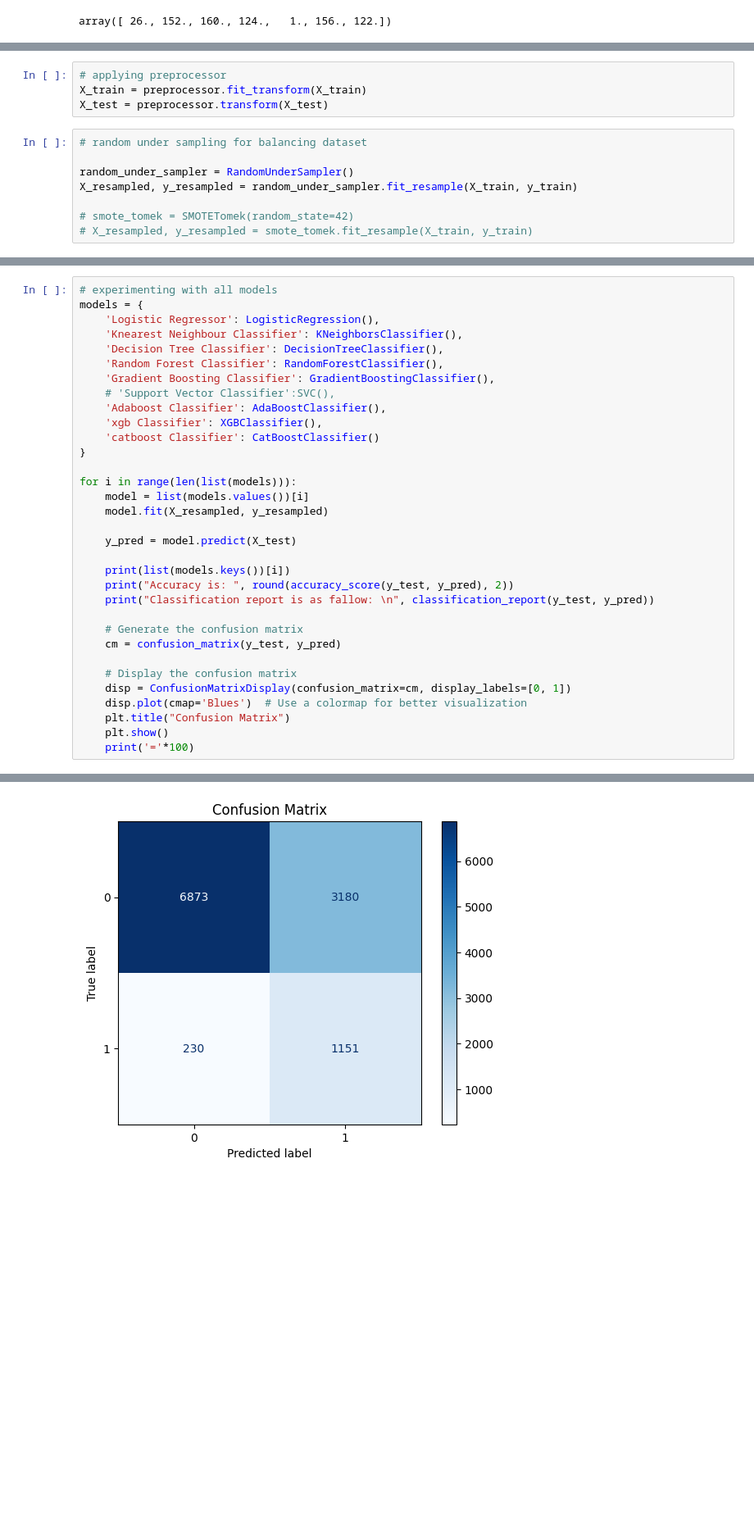
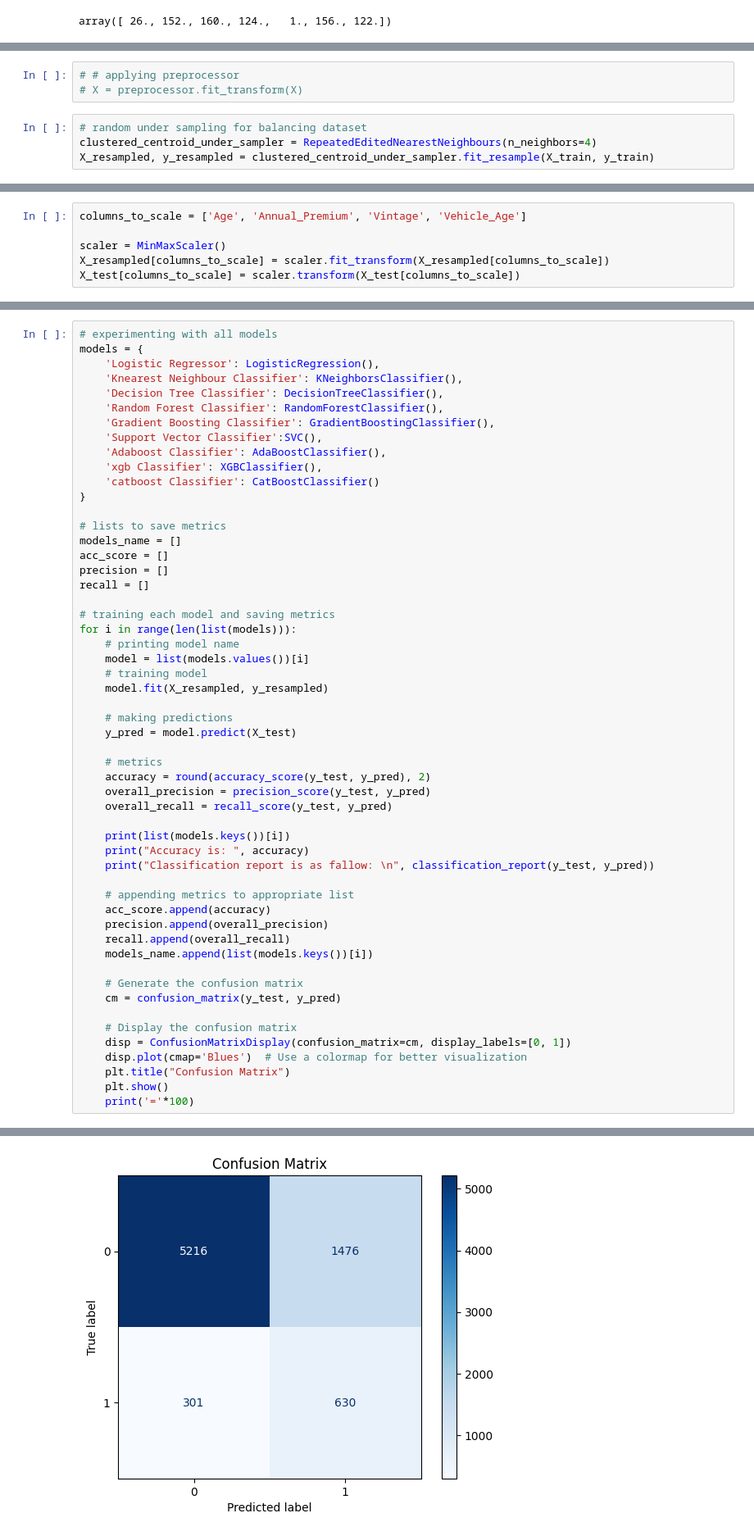
Before and after one commit to YashMasane/InsurePredict-Customer-Conversion-Insights, a Jupyter notebook: Notebooks/model_trainer.ipynb, the cells around one changed output, grey strips where cells are left out. Shown: that part at 82% size. Drawn from its saved outputs; the diff is of its cells as text; blank space fills up the shorter version.

Commit message:
updated model trainer

```diff
--- a/Notebooks/model_trainer.ipynb
+++ b/Notebooks/model_trainer.ipynb
@@ -166,12 +153,7 @@ preprocessor = ColumnTransformer(
 # %%
-# applying preprocessor
-X_train = preprocessor.fit_transform(X_train)
-X_test = preprocessor.transform(X_test)
+# # applying preprocessor
+# X = preprocessor.fit_transform(X)
 # %%
 # random under sampling for balancing dataset
-
-random_under_sampler = RandomUnderSampler()
-X_resampled, y_resampled = random_under_sampler.fit_resample(X_train, y_train)
-
-# smote_tomek = SMOTETomek(random_state=42)
-# X_resampled, y_resampled = smote_tomek.fit_resample(X_train, y_train)
+clustered_centroid_under_sampler = RepeatedEditedNearestNeighbours(n_neighbors=4)
+X_resampled, y_resampled = clustered_centroid_under_sampler.fit_resample(X_train, y_train)
@@ -177,0 +172,6 @@ X_resampled, y_resampled = random_under_sampler.fit_resample(X_train, y_train)
+# %%
+columns_to_scale = ['Age', 'Annual_Premium', 'Vintage', 'Vehicle_Age']
+
+scaler = MinMaxScaler()
+X_resampled[columns_to_scale] = scaler.fit_transform(X_resampled[columns_to_scale])
+X_test[columns_to_scale] = scaler.transform(X_test[columns_to_scale])
@@ -196,21 +213,42 @@ models = {
     'Decision Tree Classifier': DecisionTreeClassifier(),
     'Random Forest Classifier': RandomForestClassifier(),
     'Gradient Boosting Classifier': GradientBoostingClassifier(),
-    # 'Support Vector Classifier':SVC(),
+    'Support Vector Classifier':SVC(),
     'Adaboost Classifier': AdaBoostClassifier(),
     'xgb Classifier': XGBClassifier(),
     'catboost Classifier': CatBoostClassifier()
 }
 
+# lists to save metrics
+models_name = []
+acc_score = []
+precision = []
+recall = []
+
+# training each model and saving metrics
 for i in range(len(list(models))):
+    # printing model name
     model = list(models.values())[i]
+    # training model
     model.fit(X_resampled, y_resampled)
 
+    # making predictions
     y_pred = model.predict(X_test)
 
+    # metrics
+    accuracy = round(accuracy_score(y_test, y_pred), 2)
+    overall_precision = precision_score(y_test, y_pred)
+    overall_recall = recall_score(y_test, y_pred)
+
     print(list(models.keys())[i])
-    print("Accuracy is: ", round(accuracy_score(y_test, y_pred), 2))
+    print("Accuracy is: ", accuracy)
     print("Classification report is as fallow: \n", classification_report(y_test, y_pred))
+
+    # appending metrics to appropriate list
+    acc_score.append(accuracy)
+    precision.append(overall_precision)
+    recall.append(overall_recall)
+    models_name.append(list(models.keys())[i])
 
     # Generate the confusion matrix
     cm = confusion_matrix(y_test, y_pred)
@@ -249,3 +287,3 @@ weighted avg       0.88      0.70      0.75     11434
-[figure, old version]
+[figure, new version]
 ====================================================================================================
 Decision Tree Classifier
```
Also changed, not shown: parts of 25 cells of this notebook.
